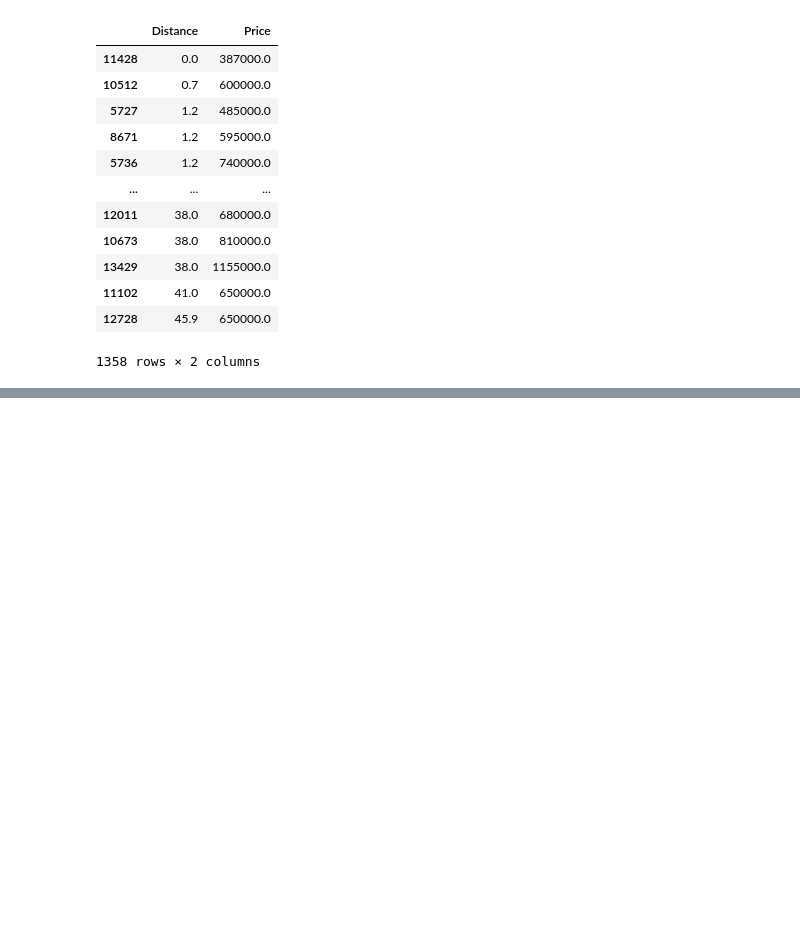
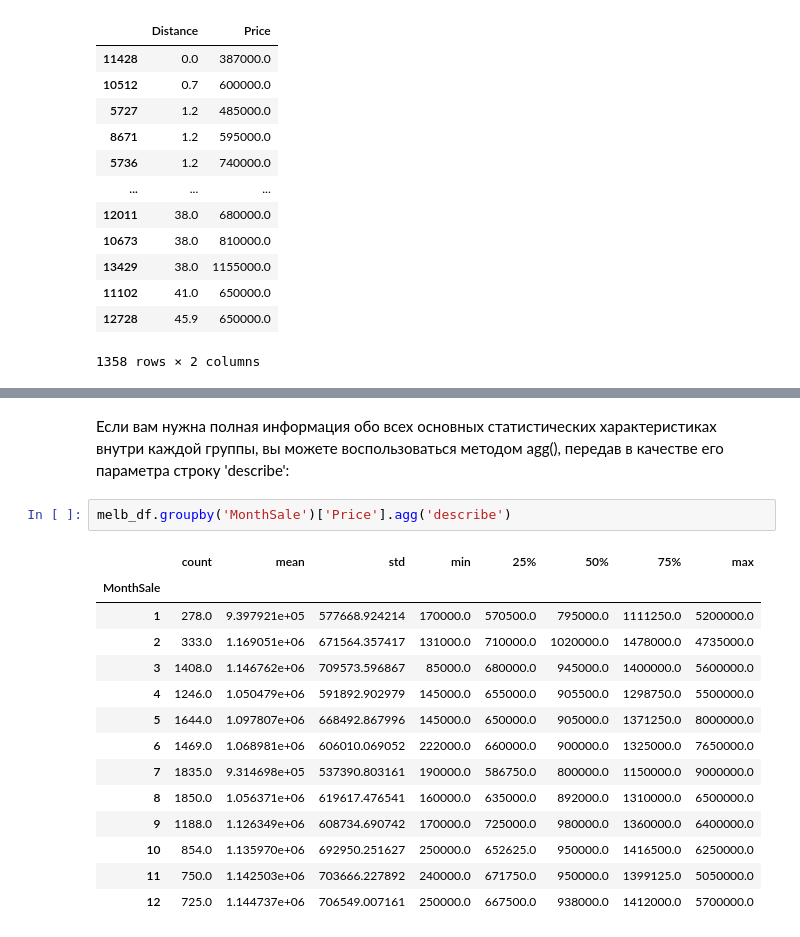
Before and after one commit to DaryaIly/my_data_science, a Jupyter notebook: PY_12_Продвинутые методы работы с данными в Pandas/Продвинутые приемы работы с данными в Pandas.ipynb, the cells around one changed output, grey strips where cells are left out. Cells and saved outputs as stored; diff of their text form; blank space fills up the shorter version.

```diff
--- a/PY_12_Продвинутые методы работы с данными в Pandas/Продвинутые приемы работы с данными в Pandas.ipynb
+++ b/PY_12_Продвинутые методы работы с данными в Pandas/Продвинутые приемы работы с данными в Pandas.ipynb
@@ -183,0 +348,19 @@ NameError: name 'melb_df' is not defined
+# %% [markdown]
+Если вам нужна полная информация обо всех основных статистических характеристиках внутри каждой группы, вы можете воспользоваться методом agg(), передав в качестве его параметра строку 'describe':
+# %%
+melb_df.groupby('MonthSale')['Price'].agg('describe')
+# %% [output]
+|  | count | mean | std | min | 25% | 50% | 75% | max |
+| MonthSale |  |  |  |  |  |  |  |  |
+| 1 | 278.0 | 9.397921e+05 | 577668.924214 | 170000.0 | 570500.0 | 795000.0 | 1111250.0 | 5200000.0 |
+| 2 | 333.0 | 1.169051e+06 | 671564.357417 | 131000.0 | 710000.0 | 1020000.0 | 1478000.0 | 4735000.0 |
+| 3 | 1408.0 | 1.146762e+06 | 709573.596867 | 85000.0 | 680000.0 | 945000.0 | 1400000.0 | 5600000.0 |
+| 4 | 1246.0 | 1.050479e+06 | 591892.902979 | 145000.0 | 655000.0 | 905500.0 | 1298750.0 | 5500000.0 |
+| 5 | 1644.0 | 1.097807e+06 | 668492.867996 | 145000.0 | 650000.0 | 905000.0 | 1371250.0 | 8000000.0 |
+| 6 | 1469.0 | 1.068981e+06 | 606010.069052 | 222000.0 | 660000.0 | 900000.0 | 1325000.0 | 7650000.0 |
+| 7 | 1835.0 | 9.314698e+05 | 537390.803161 | 190000.0 | 586750.0 | 800000.0 | 1150000.0 | 9000000.0 |
+| 8 | 1850.0 | 1.056371e+06 | 619617.476541 | 160000.0 | 635000.0 | 892000.0 | 1310000.0 | 6500000.0 |
+| 9 | 1188.0 | 1.126349e+06 | 608734.690742 | 170000.0 | 725000.0 | 980000.0 | 1360000.0 | 6400000.0 |
+| 10 | 854.0 | 1.135970e+06 | 692950.251627 | 250000.0 | 652625.0 | 950000.0 | 1416500.0 | 6250000.0 |
+| 11 | 750.0 | 1.142503e+06 | 703666.227892 | 240000.0 | 671750.0 | 950000.0 | 1399125.0 | 5050000.0 |
+| 12 | 725.0 | 1.144737e+06 | 706549.007161 | 250000.0 | 667500.0 | 938000.0 | 1412000.0 | 5700000.0 |
```
Also changed, not shown: parts of 97 cells of this notebook, 6 other files.
